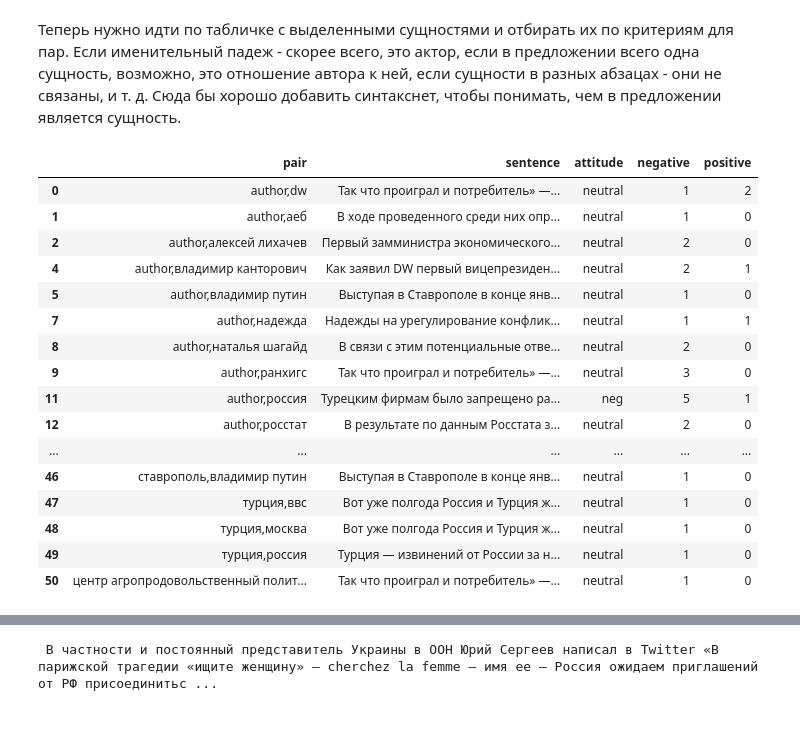
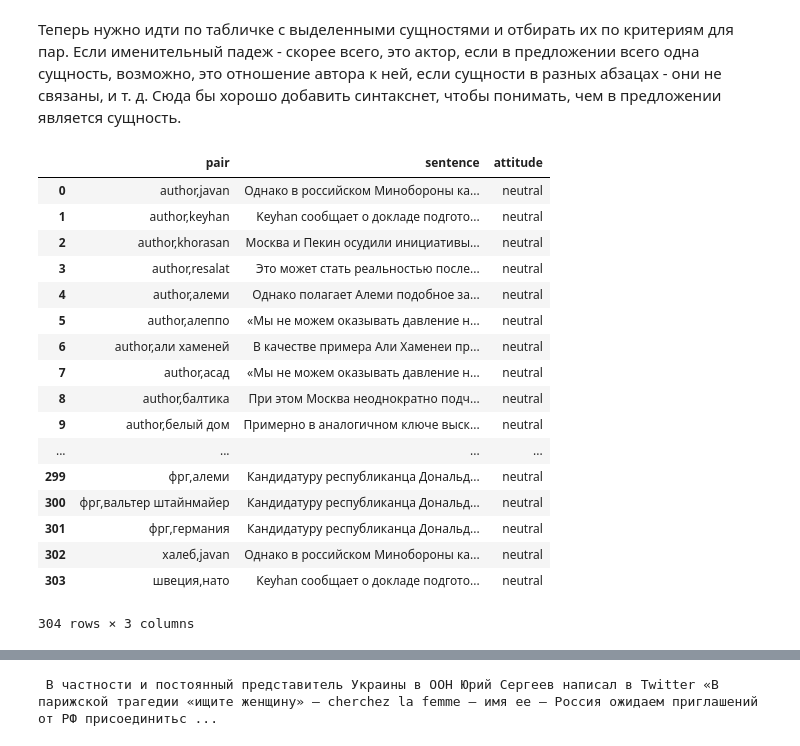
Before and after one commit to DmitrySerg/HSE-NLP-Summer-School, a Jupyter notebook: NLP_summerschool.ipynb, the cells around one changed output, grey strips where cells are left out. Drawn from its saved outputs; the diff is of its cells as text; code cells hidden in the pictures.

```diff
--- a/NLP_summerschool.ipynb
+++ b/NLP_summerschool.ipynb
@@ -269,8 +242,6 @@ def getEntityPositions(text, entities):
     ENTITIES = ENTITIES.sort_values(by=["paragraph", "sentence", "loc_start"])
     ENTITIES = ENTITIES.reset_index(drop=True)
     return ENTITIES
-# %%
-ENTITIES = getEntityPositions(text, entities)
 # %%
 def distances(loc1, loc2):
     """
@@ -286,7 +257,7 @@ def getMorphCase(word):
     p = morph.parse(u"аборт")[0]
     return p.tag.case
 # %%
-def getPairs(ENTITIES=ENTITIES, text=text, n_entities=2):
+def getPairs(ENTITIES, text, n_entities=2):
     N_ENTITIES = n_entities # глобальный параметр, сколько сущностей будем перебирать для текущей
     PAIRS = pd.DataFrame(columns=["entity_1", "entity_2", "sentence"])
     ent_1_number = 0
@@ -341,11 +312,11 @@ def prepareData(number, n_entities=3):
     entities = transformAnnotation(number)
     answer = transformAnswer(number)
 
-    ENTITIES = getEntityPositions(text, entities)
+    ENTITIES = getEntityPositions(text=text, entities=entities)
 
     """Calculating stuff"""
 
-    PAIRS = getPairs(n_entities=3)
+    PAIRS = getPairs(ENTITIES=ENTITIES, text=text, n_entities=n_entities)
     answer["pair"] = answer.entity_1.apply(lambda x: lemmatize(x).lower())+","+\
                      answer.entity_2.apply(lambda x: lemmatize(x).lower())
     PAIRS["pair"] = PAIRS.entity_1.apply(lambda x: lemmatize(x).lower())+","+\
@@ -363,31 +334,14 @@ def prepareData(number, n_entities=3):
     PAIRS = PAIRS.fillna("neutral")
 
     """Getting sentiment from stuff"""
+#     try:
+#         sent = PAIRS.sentence.apply(lambda x: getSentenceSentiment(x))
+#         sent = pd.DataFrame(list(sent))
+#         sent.columns = ["negative", "positive"]
+#     except:
+#         sent =
 
-    sent = PAIRS.sentence.apply(lambda x: getSentenceSentiment(x))
-    sent = pd.DataFrame(list(sent))
-    sent.columns = ["negative", "positive"]
-    PAIRS = pd.concat([PAIRS, sent], axis=1)
-    PAIRS = PAIRS[PAIRS.negative+PAIRS.positive != 0]
+    #PAIRS = pd.concat([PAIRS, sent], axis=1)
+    #PAIRS = PAIRS[PAIRS.negative+PAIRS.positive != 0]
 
-    return PAIRS
+    return PAIRS, answer
-# %%
-prepareData(20)
-# %% [output]
-|  | pair | sentence | attitude | negative | positive |
-| 0 | author,dw | Так что проиграл и потребитель» —... | neutral | 1 | 2 |
-| 1 | author,аеб | В ходе проведенного среди них опр... | neutral | 1 | 0 |
-| 2 | author,алексей лихачев | Первый замминистра экономического... | neutral | 2 | 0 |
-| 4 | author,владимир канторович | Как заявил DW первый вицепрезиден... | neutral | 2 | 1 |
-| 5 | author,владимир путин | Выступая в Ставрополе в конце янв... | neutral | 1 | 0 |
-| 7 | author,надежда | Надежды на урегулирование конфлик... | neutral | 1 | 1 |
-| 8 | author,наталья шагайд | В связи с этим потенциальные отве... | neutral | 2 | 0 |
-| 9 | author,ранхигс | Так что проиграл и потребитель» —... | neutral | 3 | 0 |
-| 11 | author,россия | Турецким фирмам было запрещено ра... | neg | 5 | 1 |
-| 12 | author,росстат | В результате по данным Росстата з... | neutral | 2 | 0 |
-| ... | ... | ... | ... | ... | ... |
-| 46 | ставрополь,владимир путин | Выступая в Ставрополе в конце янв... | neutral | 1 | 0 |
-| 47 | турция,ввс | Вот уже полгода Россия и Турция ж... | neutral | 1 | 0 |
-| 48 | турция,москва | Вот уже полгода Россия и Турция ж... | neutral | 1 | 0 |
-| 49 | турция,россия | Турция — извинений от России за н... | neutral | 1 | 0 |
-| 50 | центр агропродовольственный полит... | Так что проиграл и потребитель» —... | neutral | 1 | 0 |
@@ -393,0 +371,23 @@ prepareData(20)
+# %%
+PAIRS, answer = prepareData(number=1, n_entities=4)
+# %%
+PAIRS
+# %% [output]
+|  | pair | sentence | attitude |
+| 0 | author,javan | Однако в российском Минобороны ка... | neutral |
+| 1 | author,keyhan | Keyhan сообщает о докладе подгото... | neutral |
+| 2 | author,khorasan | Москва и Пекин осудили инициативы... | neutral |
+| 3 | author,resalat | Это может стать реальностью после... | neutral |
+| 4 | author,алеми | Однако полагает Алеми подобное за... | neutral |
+| 5 | author,алеппо | «Мы не можем оказывать давление н... | neutral |
+| 6 | author,али хаменей | В качестве примера Али Хаменеи пр... | neutral |
+| 7 | author,асад | «Мы не можем оказывать давление н... | neutral |
+| 8 | author,балтика | При этом Москва неоднократно подч... | neutral |
+| 9 | author,белый дом | Примерно в аналогичном ключе выск... | neutral |
+| ... | ... | ... | ... |
+| 299 | фрг,алеми | Кандидатуру республиканца Дональд... | neutral |
+| 300 | фрг,вальтер штайнмайер | Кандидатуру республиканца Дональд... | neutral |
+| 301 | фрг,германия | Кандидатуру республиканца Дональд... | neutral |
+| 302 | халеб,javan | Однако в российском Минобороны ка... | neutral |
+| 303 | швеция,нато | Keyhan сообщает о докладе подгото... | neutral |
+304 rows × 3 columns
```
Also changed, not shown: parts of 15 cells of this notebook.
